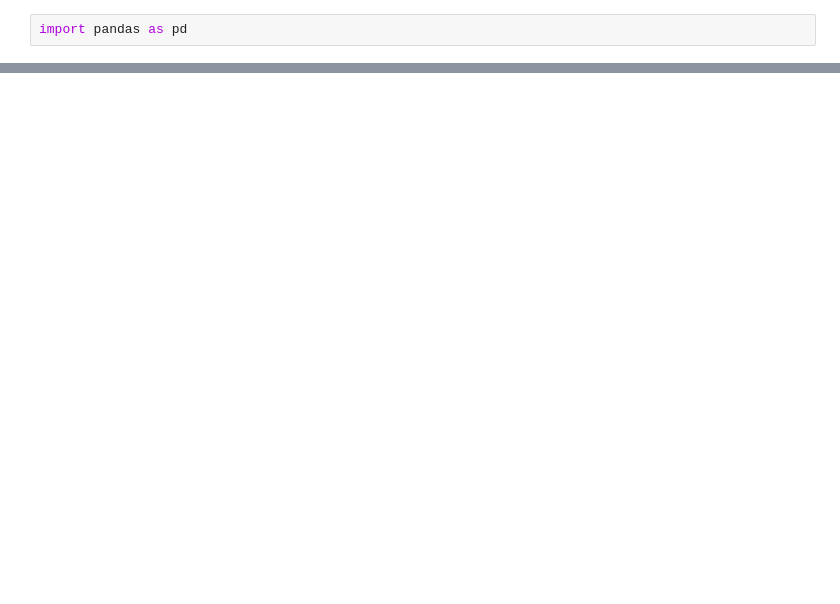
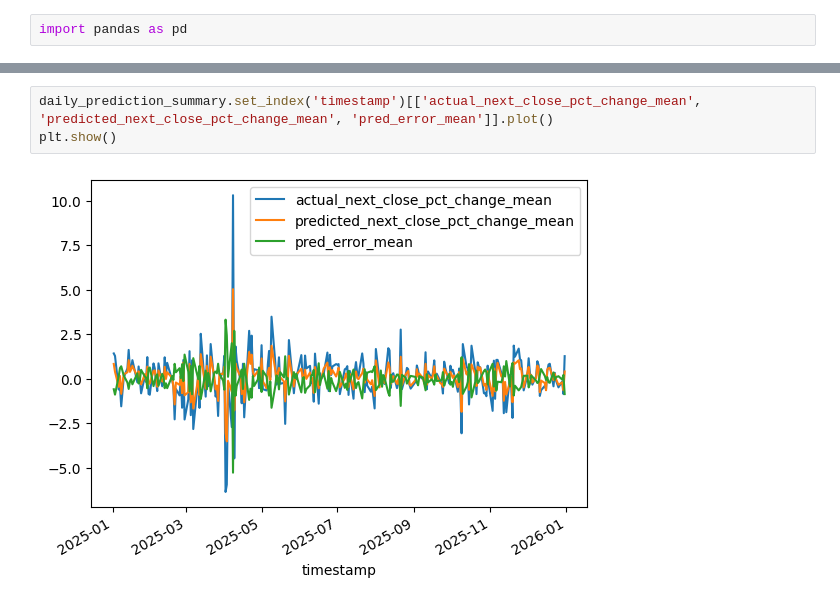
Before and after one commit to matthewcavanaugh96/megalabs, a Jupyter notebook: stock_prediction/3b - Modeling - Linear Regression.ipynb, the cells around one changed output, grey strips where cells are left out. Drawn from its saved outputs; the diff is of its cells as text; blank space fills up the shorter version.

```diff
--- a/stock_prediction/3b - Modeling - Linear Regression.ipynb
+++ b/stock_prediction/3b - Modeling - Linear Regression.ipynb
@@ -152,0 +245,5 @@ Wall time: 1.36 s
+# %%
+daily_prediction_summary.set_index('timestamp')[['actual_next_close_pct_change_mean', 'predicted_next_close_pct_change_mean', 'pred_error_mean']].plot()
+plt.show()
+# %% [output]
+[figure, added]
```
Also changed, not shown: parts of 5 cells of this notebook, 1 other file.
